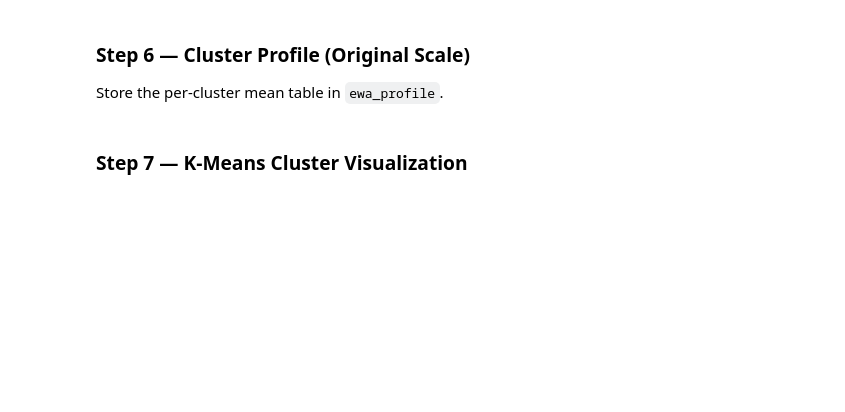
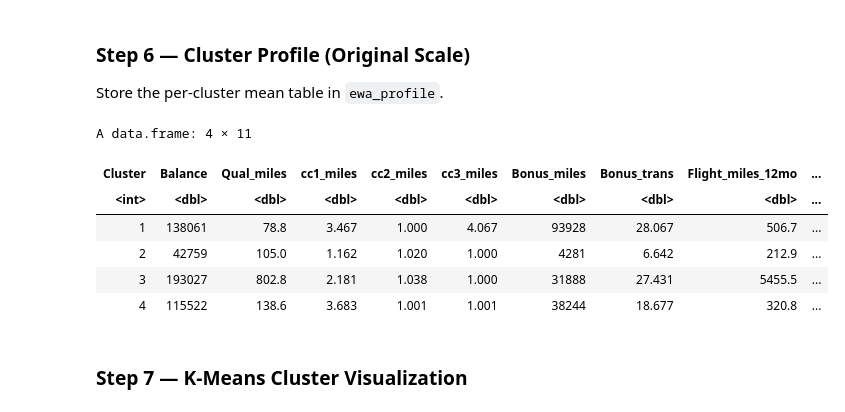
Before and after one commit to Alex-Weis4/Laughing-parakeet, a Jupyter notebook: Homework/Weis_Alexander_Final.ipynb, the cells around one changed output. Drawn from its saved outputs; the diff is of its cells as text; code cells hidden in the pictures; blank space fills up the shorter version.

```diff
--- a/Homework/Weis_Alexander_Final.ipynb
+++ b/Homework/Weis_Alexander_Final.ipynb
@@ -1036,12 +1021,19 @@ NULL    # replace NULL with your code
 
 Store the per-cluster mean table in `ewa_profile`.
 # %%
-# YOUR CODE HERE — delete this comment when you add your code
 # Required object: ewa_profile
 
 
-ewa_profile <- NULL    # replace NULL with your code
+ewa_profile <- aggregate(ewa.df, by = list(Cluster = Y_ewa_km), FUN = mean)    # replace NULL with your code
 ewa_profile
+# %% [output]
+A data.frame: 4 × 11
+| Cluster | Balance | Qual_miles | cc1_miles | cc2_miles | cc3_miles | Bonus_miles | Bonus_trans | Flight_miles_12mo | ... |
+| <int> | <dbl> | <dbl> | <dbl> | <dbl> | <dbl> | <dbl> | <dbl> | <dbl> | ... |
+| 1 | 138061 | 78.8 | 3.467 | 1.000 | 4.067 | 93928 | 28.067 | 506.7 | ... |
+| 2 | 42759 | 105.0 | 1.162 | 1.020 | 1.000 | 4281 | 6.642 | 212.9 | ... |
+| 3 | 193027 | 802.8 | 2.181 | 1.038 | 1.000 | 31888 | 27.431 | 5455.5 | ... |
+| 4 | 115522 | 138.6 | 3.683 | 1.001 | 1.001 | 38244 | 18.677 | 320.8 | ... |
 # %% [markdown]
 ### Step 7 — K-Means Cluster Visualization
 # %%
```
Also changed, not shown: parts of 20 cells of this notebook.
